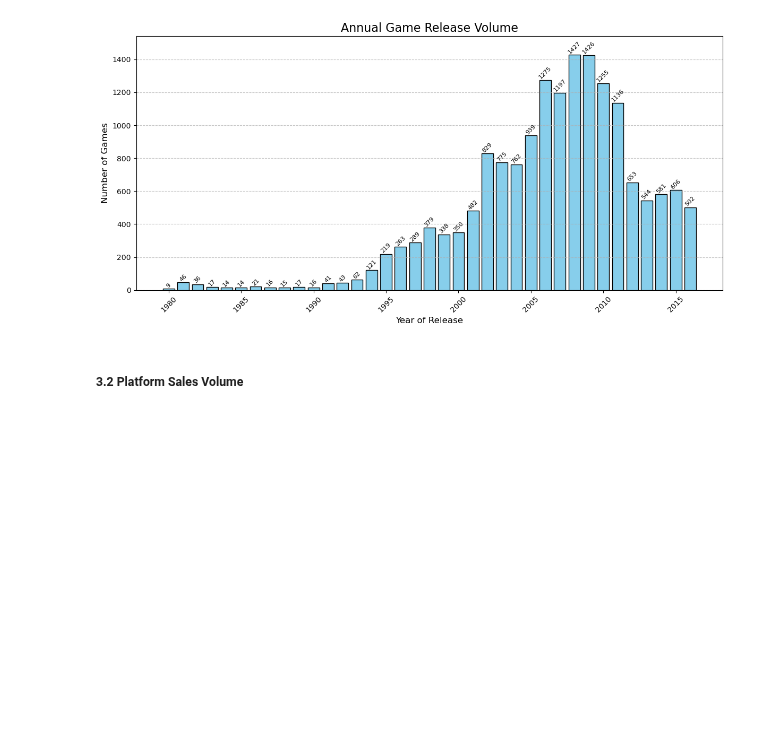
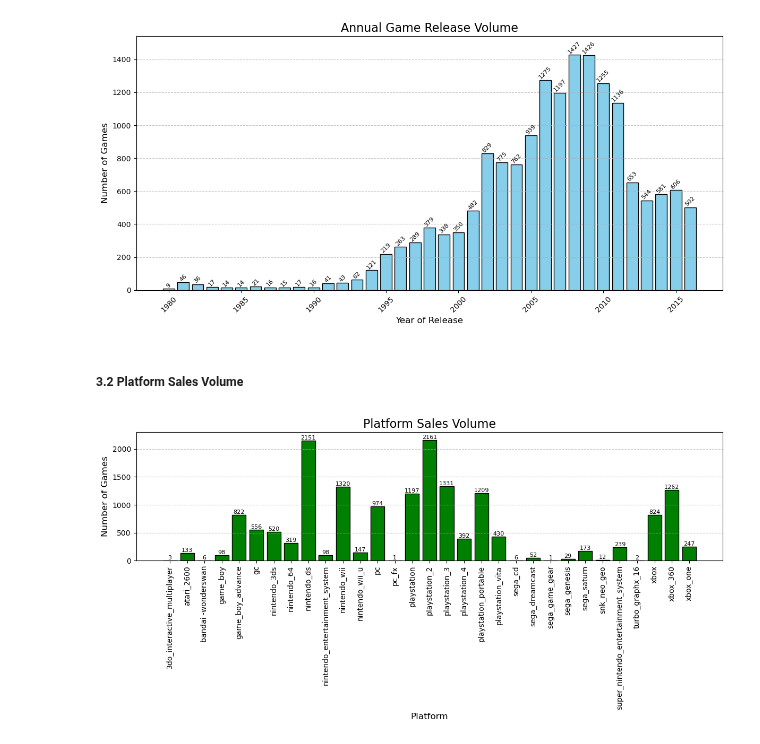
Before and after one commit to DHE42/ice-sales-analysis, a Jupyter notebook: analysis_notebook.ipynb, the cells around one changed output. Drawn from its saved outputs; the diff is of its cells as text; code cells hidden in the pictures; blank space fills up the shorter version.

Commit message:
Made platform sales volume bar graph.

```diff
--- a/analysis_notebook.ipynb
+++ b/analysis_notebook.ipynb
@@ -336,26 +336,22 @@ plt.show()
 # %% [markdown]
 ##### 3.2 Platform Sales Volume
 # %%
+# Create a bar chart for platform counts
+plt.figure(figsize=(12, 6))
+bars = plt.bar(platform_volume.index, platform_volume.values, color='green', edgecolor='black')
+plt.xticks(rotation=90)  # Rotate x-axis labels by 90° for a vertical orientation
 
-# Create a bar chart for platform counts
-# Count occurrences of each year_of_release value
-platform_volume = games_df['platform'].value_counts()
+# Add text on top of each bar
+for bar, count in zip(bars, platform_volume.values):
+    plt.text(bar.get_x() + bar.get_width() / 2, bar.get_height(), str(count),
+             ha='center', va='bottom', fontsize=8)
 
-# Sort the counts by platform
-platform_volume = platform_volume.sort_index()
-plt.figure(figsize=(12, 6))
-bars = plt.bar(platform.index, platform.values, color='green', edgecolor='black')
-
-# Add diagonal text on top of each bar
-for bar, count in zip(bars, year_c.values):
-    plt.text(bar.get_x() + bar.get_width() / 2, bar.get_height(), str(count),
-             ha='center', va='bottom', rotation=45, fontsize=8)
-
-plt.title('Annual Game Release Volume', fontsize=16)
-plt.xlabel('Year of Release', fontsize=12)
+plt.title('Platform Sales Volume', fontsize=16)
+plt.xlabel('Platform', fontsize=12)
 plt.ylabel('Number of Games', fontsize=12)
-plt.xticks(rotation=45)
 plt.grid(axis='y', linestyle='--', alpha=0.7)
-plt.ylim(0, 1540)
+plt.ylim(0, 2300)
 plt.tight_layout()
 plt.show()
+# %% [output]
+[figure, added]
```
